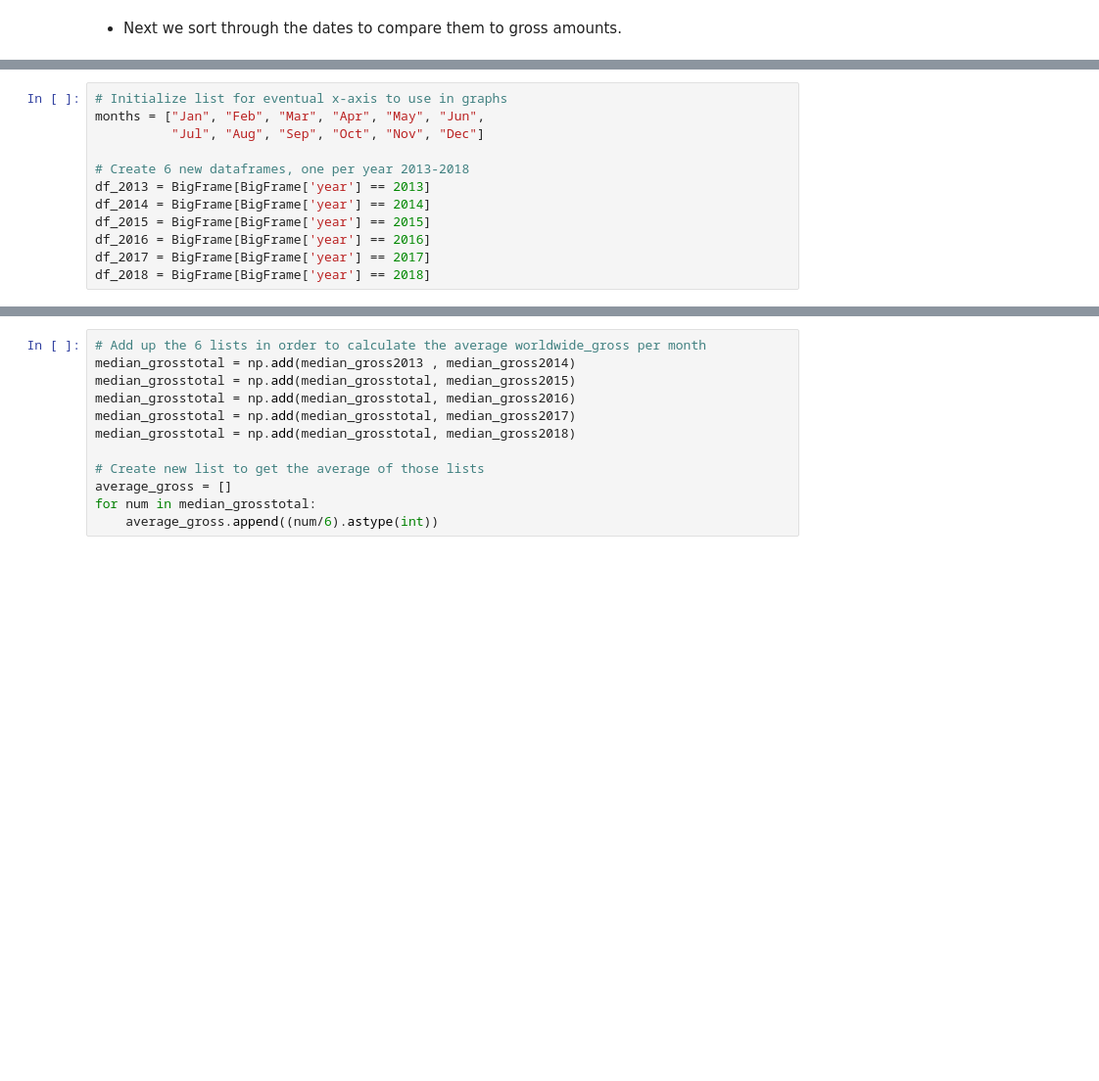
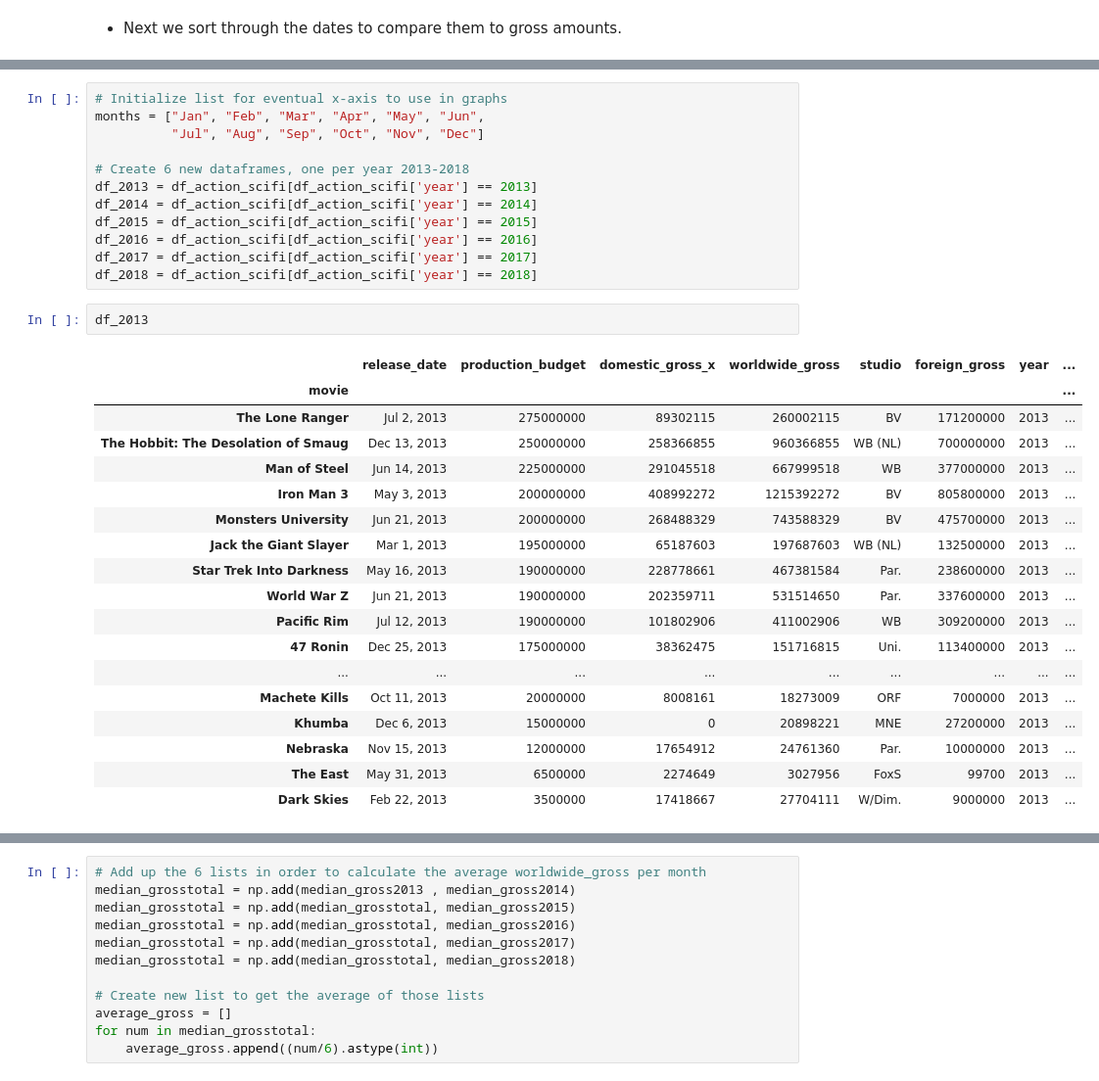
Before and after one commit to 281clo/microsoft-movie-analysis, a Jupyter notebook: index-Copy.ipynb, the cells around one changed output, grey strips where cells are left out. Shown at 98% size. Saved outputs shown, nothing was run; the diff lists cells and outputs as text; blank space fills up the shorter version.

```diff
--- a/index-Copy.ipynb
+++ b/index-Copy.ipynb
@@ -370,9 +406,30 @@ months = ["Jan", "Feb", "Mar", "Apr", "May", "Jun",
           "Jul", "Aug", "Sep", "Oct", "Nov", "Dec"]
 
 # Create 6 new dataframes, one per year 2013-2018
-df_2013 = BigFrame[BigFrame['year'] == 2013]
-df_2014 = BigFrame[BigFrame['year'] == 2014]
-df_2015 = BigFrame[BigFrame['year'] == 2015]
-df_2016 = BigFrame[BigFrame['year'] == 2016]
-df_2017 = BigFrame[BigFrame['year'] == 2017]
-df_2018 = BigFrame[BigFrame['year'] == 2018]
+df_2013 = df_action_scifi[df_action_scifi['year'] == 2013]
+df_2014 = df_action_scifi[df_action_scifi['year'] == 2014]
+df_2015 = df_action_scifi[df_action_scifi['year'] == 2015]
+df_2016 = df_action_scifi[df_action_scifi['year'] == 2016]
+df_2017 = df_action_scifi[df_action_scifi['year'] == 2017]
+df_2018 = df_action_scifi[df_action_scifi['year'] == 2018]
+# %%
+df_2013
+# %% [output]
+|  | release_date | production_budget | domestic_gross_x | worldwide_gross | studio | foreign_gross | year | ... |
+| movie |  |  |  |  |  |  |  | ... |
+| The Lone Ranger | Jul 2, 2013 | 275000000 | 89302115 | 260002115 | BV | 171200000 | 2013 | ... |
+| The Hobbit: The Desolation of Smaug | Dec 13, 2013 | 250000000 | 258366855 | 960366855 | WB (NL) | 700000000 | 2013 | ... |
+| Man of Steel | Jun 14, 2013 | 225000000 | 291045518 | 667999518 | WB | 377000000 | 2013 | ... |
+| Iron Man 3 | May 3, 2013 | 200000000 | 408992272 | 1215392272 | BV | 805800000 | 2013 | ... |
+| Monsters University | Jun 21, 2013 | 200000000 | 268488329 | 743588329 | BV | 475700000 | 2013 | ... |
+| Jack the Giant Slayer | Mar 1, 2013 | 195000000 | 65187603 | 197687603 | WB (NL) | 132500000 | 2013 | ... |
+| Star Trek Into Darkness | May 16, 2013 | 190000000 | 228778661 | 467381584 | Par. | 238600000 | 2013 | ... |
+| World War Z | Jun 21, 2013 | 190000000 | 202359711 | 531514650 | Par. | 337600000 | 2013 | ... |
+| Pacific Rim | Jul 12, 2013 | 190000000 | 101802906 | 411002906 | WB | 309200000 | 2013 | ... |
+| 47 Ronin | Dec 25, 2013 | 175000000 | 38362475 | 151716815 | Uni. | 113400000 | 2013 | ... |
+| ... | ... | ... | ... | ... | ... | ... | ... | ... |
+| Machete Kills | Oct 11, 2013 | 20000000 | 8008161 | 18273009 | ORF | 7000000 | 2013 | ... |
+| Khumba | Dec 6, 2013 | 15000000 | 0 | 20898221 | MNE | 27200000 | 2013 | ... |
+| Nebraska | Nov 15, 2013 | 12000000 | 17654912 | 24761360 | Par. | 10000000 | 2013 | ... |
+| The East | May 31, 2013 | 6500000 | 2274649 | 3027956 | FoxS | 99700 | 2013 | ... |
+| Dark Skies | Feb 22, 2013 | 3500000 | 17418667 | 27704111 | W/Dim. | 9000000 | 2013 | ... |
```
Also changed, not shown: parts of 12 cells of this notebook.
